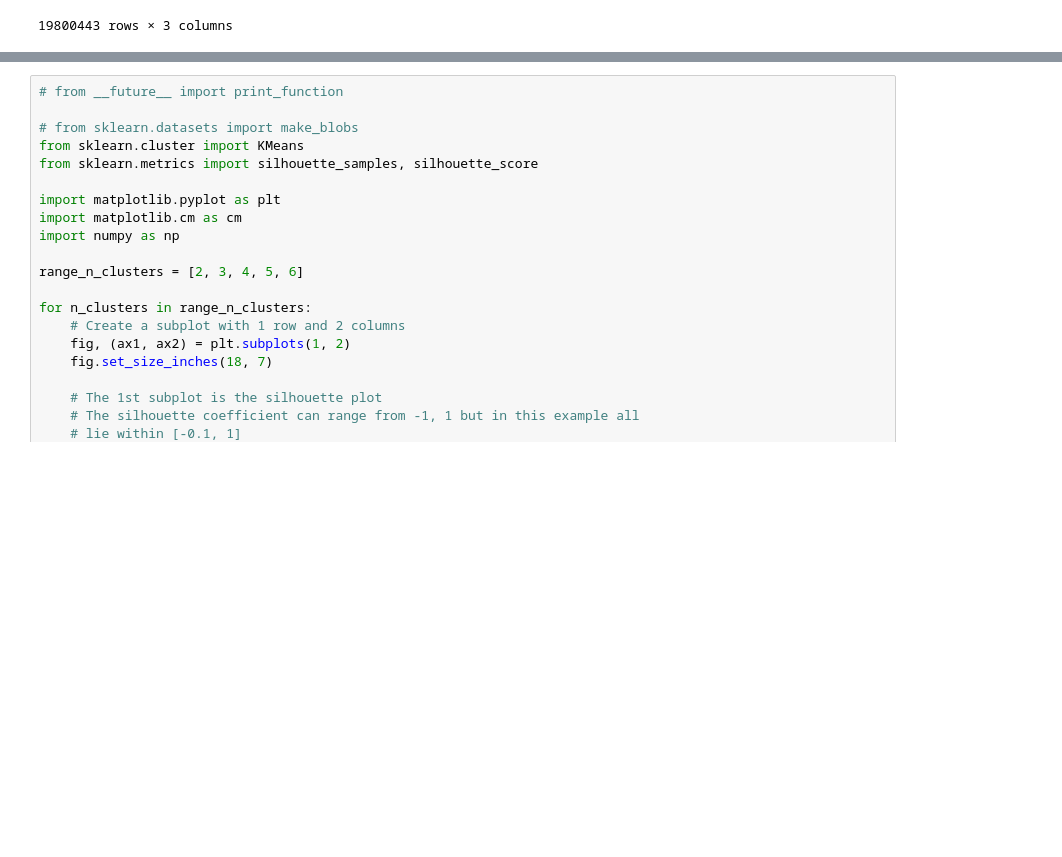
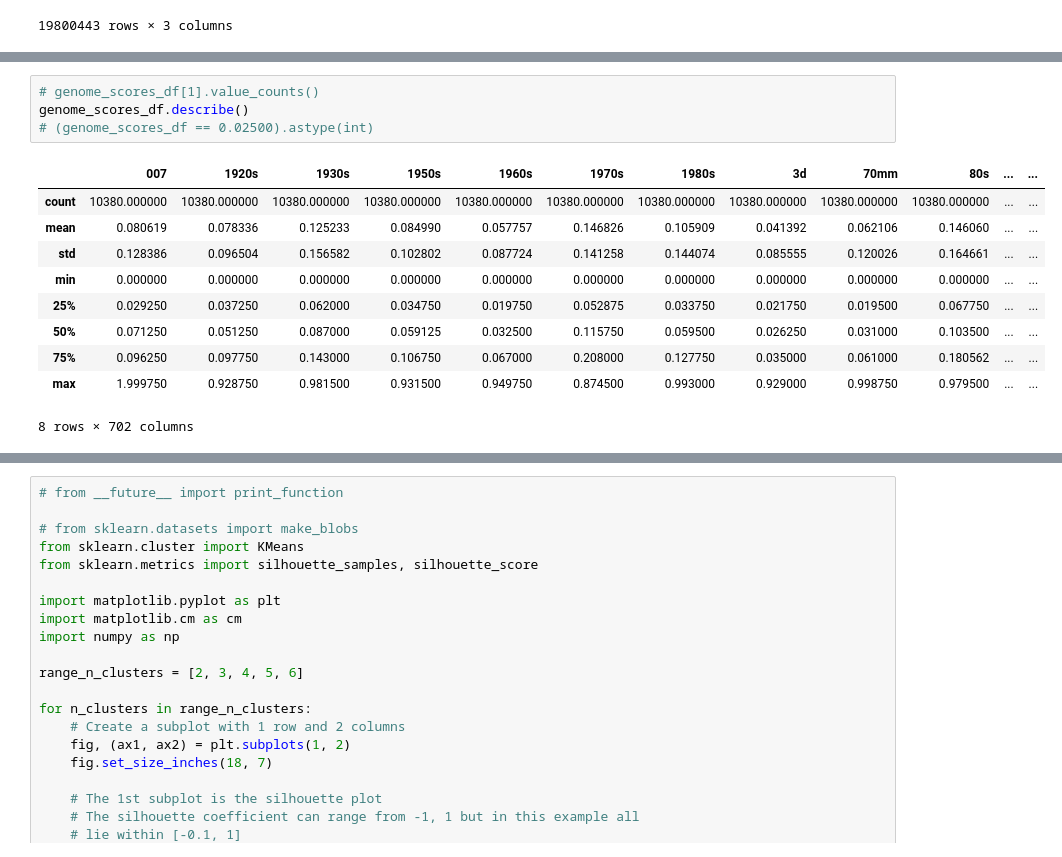
Before and after one commit to aniruddhakal/Recommending-Diverse-And-Serendipitous-Movies-using-Tag-Genome, a Jupyter notebook: ipython_notebooks/DataExploration/DataExploration_ProfilingUsingTagGenome.ipynb, the cells around one changed output, grey strips where cells are left out. Drawn from its saved outputs; the diff is of its cells as text; blank space fills up the shorter version.

```diff
--- a/ipython_notebooks/DataExploration/DataExploration_ProfilingUsingTagGenome.ipynb
+++ b/ipython_notebooks/DataExploration/DataExploration_ProfilingUsingTagGenome.ipynb
@@ -65,0 +69,15 @@ genome_scores_df
+# %%
+# genome_scores_df[1].value_counts()
+genome_scores_df.describe()
+# (genome_scores_df == 0.02500).astype(int)
+# %% [output]
+|  | 007 | 1920s | 1930s | 1950s | 1960s | 1970s | 1980s | 3d | 70mm | 80s | ... | ... |
+| count | 10380.000000 | 10380.000000 | 10380.000000 | 10380.000000 | 10380.000000 | 10380.000000 | 10380.000000 | 10380.000000 | 10380.000000 | 10380.000000 | ... | ... |
+| mean | 0.080619 | 0.078336 | 0.125233 | 0.084990 | 0.057757 | 0.146826 | 0.105909 | 0.041392 | 0.062106 | 0.146060 | ... | ... |
+| std | 0.128386 | 0.096504 | 0.156582 | 0.102802 | 0.087724 | 0.141258 | 0.144074 | 0.085555 | 0.120026 | 0.164661 | ... | ... |
+| min | 0.000000 | 0.000000 | 0.000000 | 0.000000 | 0.000000 | 0.000000 | 0.000000 | 0.000000 | 0.000000 | 0.000000 | ... | ... |
+| 25% | 0.029250 | 0.037250 | 0.062000 | 0.034750 | 0.019750 | 0.052875 | 0.033750 | 0.021750 | 0.019500 | 0.067750 | ... | ... |
+| 50% | 0.071250 | 0.051250 | 0.087000 | 0.059125 | 0.032500 | 0.115750 | 0.059500 | 0.026250 | 0.031000 | 0.103500 | ... | ... |
+| 75% | 0.096250 | 0.097750 | 0.143000 | 0.106750 | 0.067000 | 0.208000 | 0.127750 | 0.035000 | 0.061000 | 0.180562 | ... | ... |
+| max | 1.999750 | 0.928750 | 0.981500 | 0.931500 | 0.949750 | 0.874500 | 0.993000 | 0.929000 | 0.998750 | 0.979500 | ... | ... |
+8 rows × 702 columns
```
Also changed, not shown: parts of 18 cells of this notebook, 11 other files.
